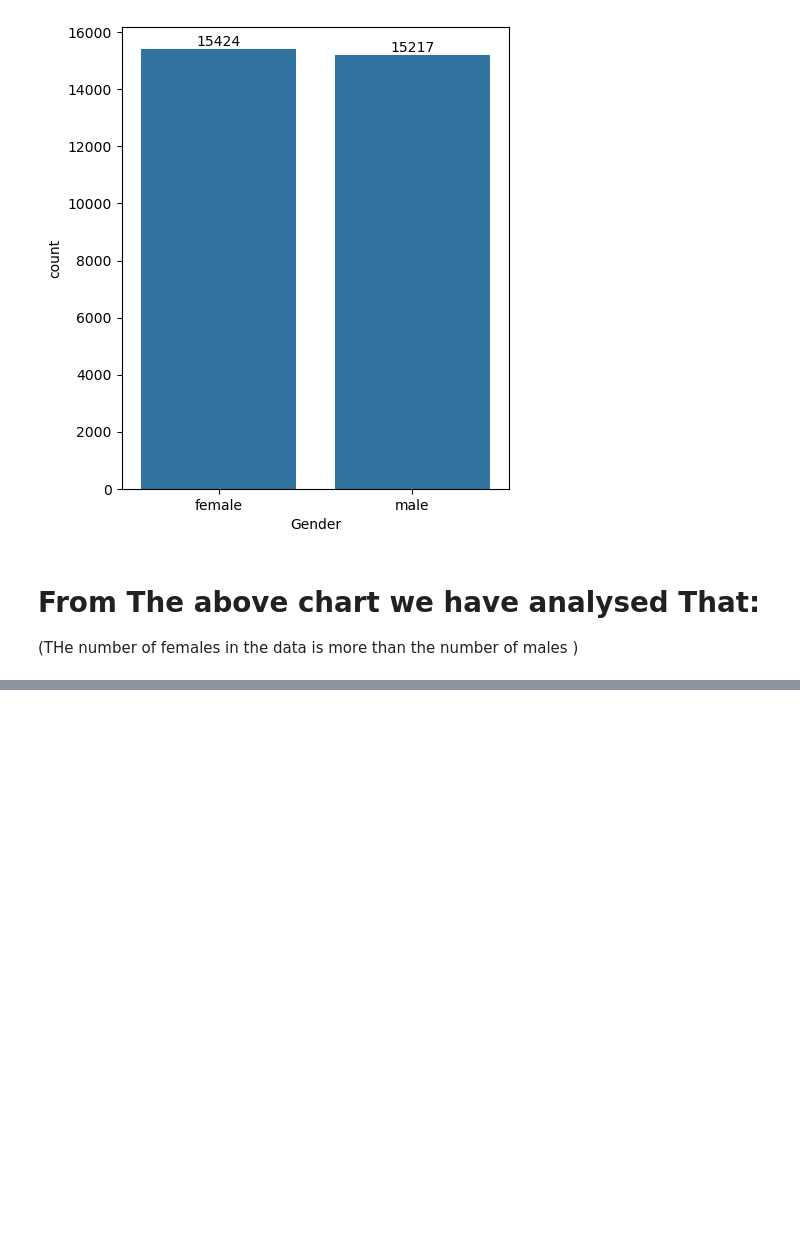
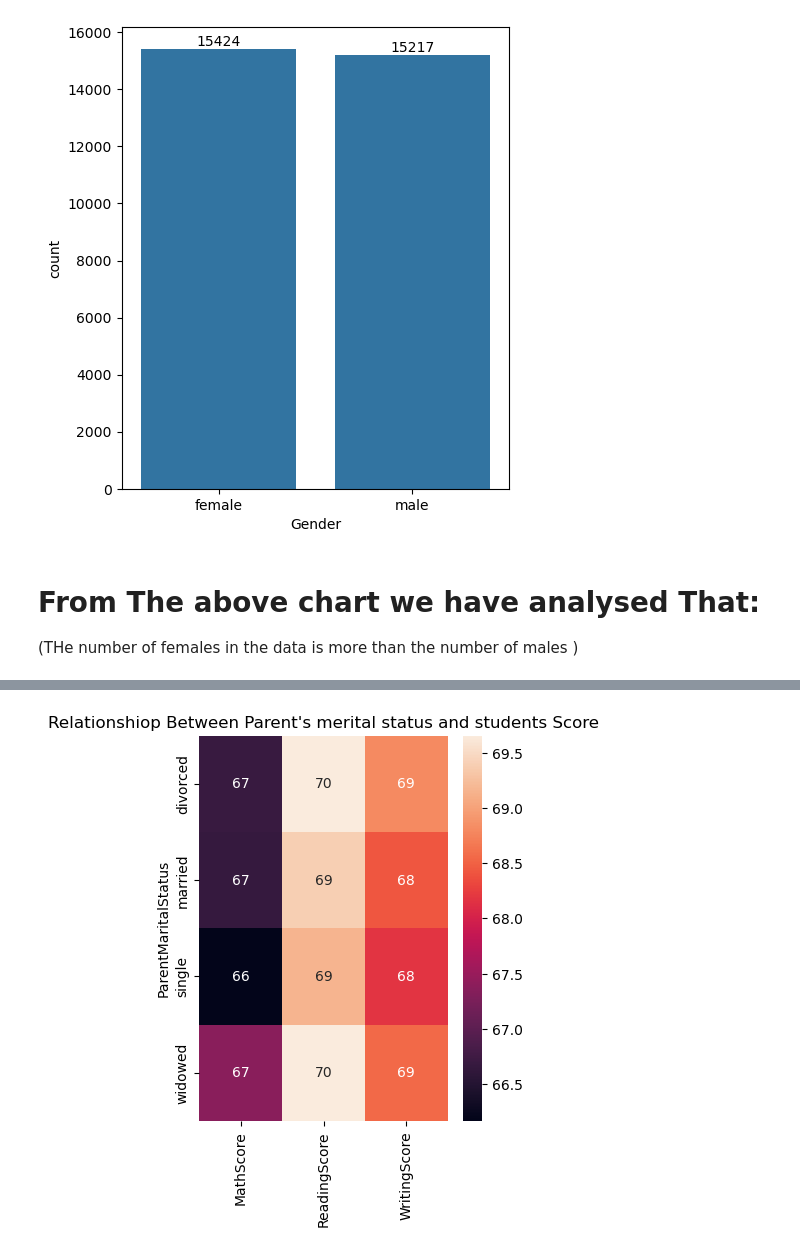
Before and after one commit to biplob350/Student-Result--Analysing-Using-Python, a Jupyter notebook: Score_Analysis.ipynb, the cells around one changed output, grey strips where cells are left out. Saved outputs shown, nothing was run; the diff lists cells and outputs as text; code cells hidden in the pictures; blank space fills up the shorter version.

```diff
--- a/Score_Analysis.ipynb
+++ b/Score_Analysis.ipynb
@@ -132,0 +323,7 @@ plt.show()
+# %%
+plt.figure(figsize=(4,5))
+sns.heatmap(gb1,annot = True)
+plt.title("Relationshiop Between Parent's merital status and students Score")
+plt.show()
+# %% [output]
+[figure, added]
```
Also changed, not shown: parts of 31 cells of this notebook, 2 other files.
